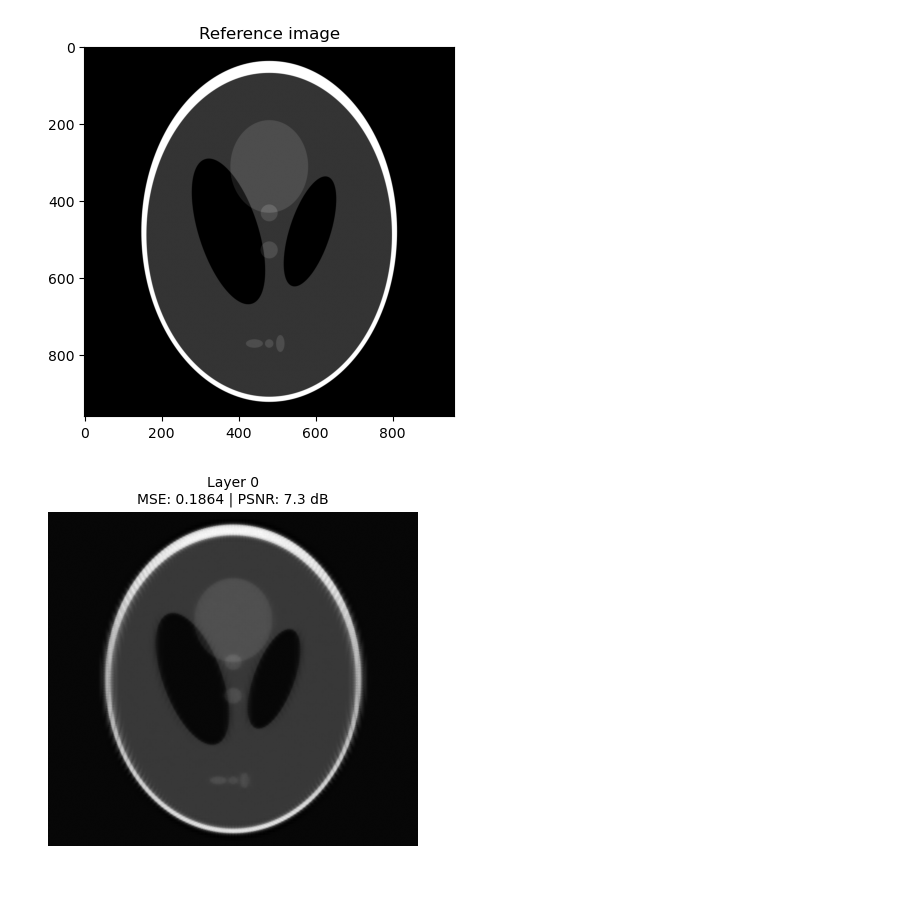
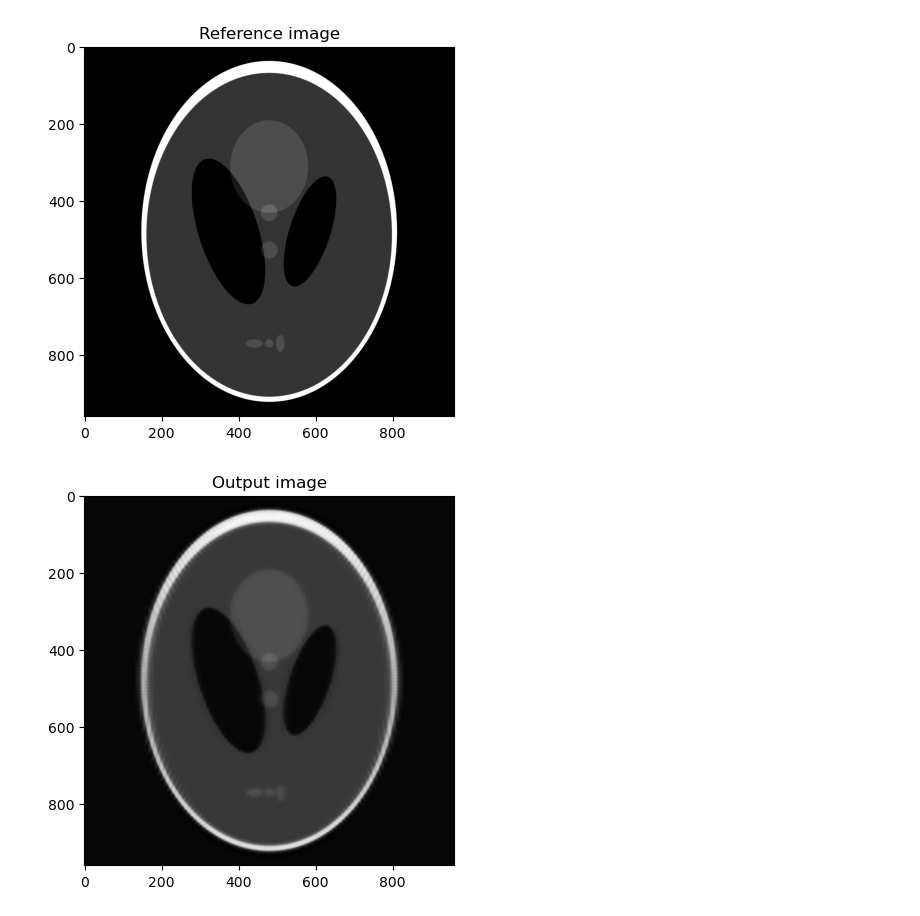
Before and after one commit to Oscosc/Projet-TSAI-2025, a Jupyter notebook: src/simplified_pipeline.ipynb, the cells around one changed output. Drawn from its saved outputs; the diff is of its cells as text; code cells hidden in the pictures; blank space fills up the shorter version.

```diff
--- a/src/simplified_pipeline.ipynb
+++ b/src/simplified_pipeline.ipynb
@@ -282,11 +285,14 @@ Taille de l'image de sortie : (960, 960) (Attendue: 960, 960)
 # %%
 plt.imshow(shepp_logan, cmap='gray')
 plt.title("Reference image")
 plt.show()
 
-afficher_tenseur_3d(result[:,:,np.newaxis], reference=shepp_logan)
+plt.imshow(result, cmap='gray')
+plt.title("Output image")
+plt.show()
+
 afficher_tenseur_3d(tensor, reference=shepp_logan)
 # %% [output]
 [figure]
-[figure, old version]
+[figure, new version]
 [figure]
```
Also changed, not shown: parts of 3 cells of this notebook, 5 other files.
